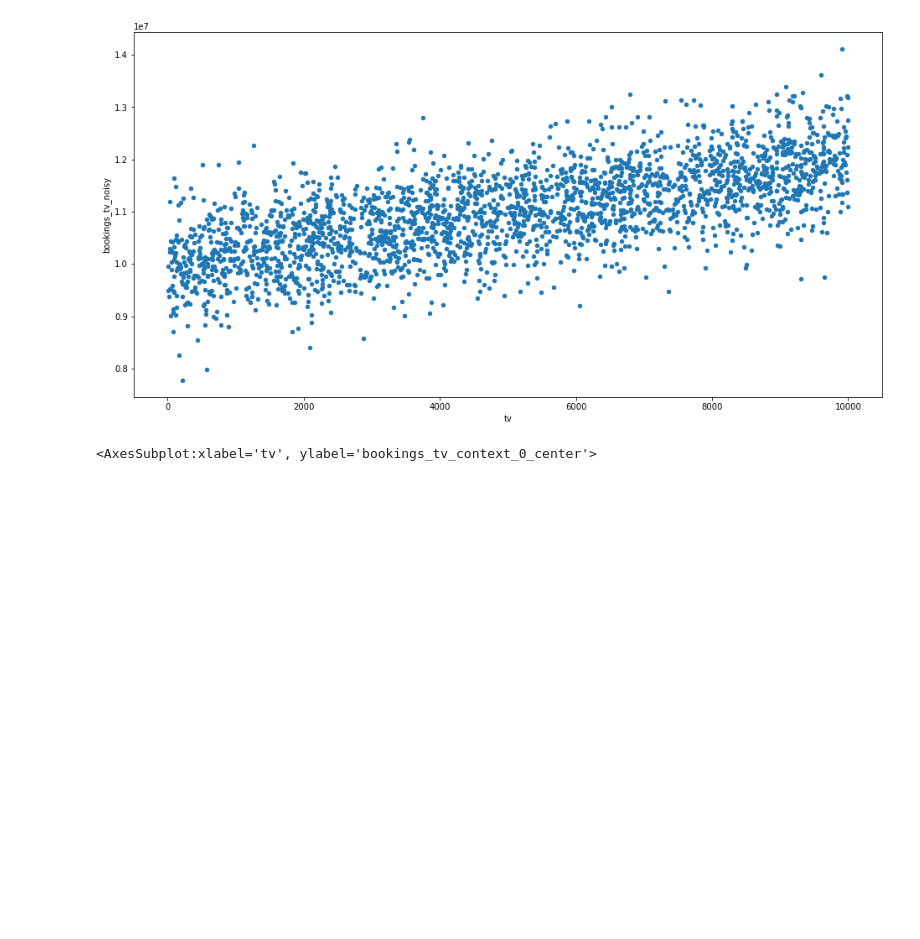
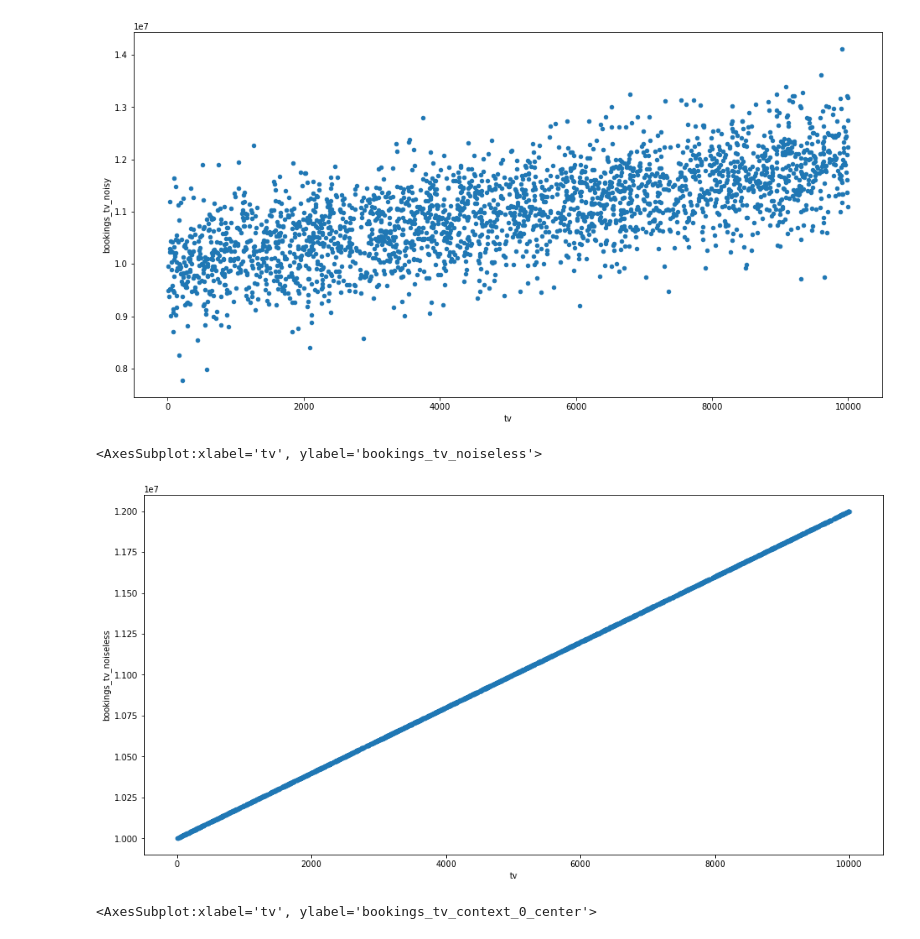
Before and after one commit to extrospective/mmm-toy-data, a Jupyter notebook: MMMToyDataSet.ipynb, the cells around one changed output. Drawn from its saved outputs; the diff is of its cells as text; code cells hidden in the pictures; blank space fills up the shorter version.

```diff
--- a/MMMToyDataSet.ipynb
+++ b/MMMToyDataSet.ipynb
@@ -61,6 +61,11 @@ df.plot.scatter(y='bookings_tv_noisy', x='tv', figsize=(16,8))
 # %% [output]
 <AxesSubplot:xlabel='tv', ylabel='bookings_tv_noisy'>
 [figure]
+# %%
+df.plot.scatter(y='bookings_tv_noiseless', x='tv', figsize=(16,8))
+# %% [output]
+<AxesSubplot:xlabel='tv', ylabel='bookings_tv_noiseless'>
+[figure, added]
 # %%
 df.plot.scatter(y='bookings_tv_context_0_center', x='tv', figsize=(16,8))
 # %% [output]
```
